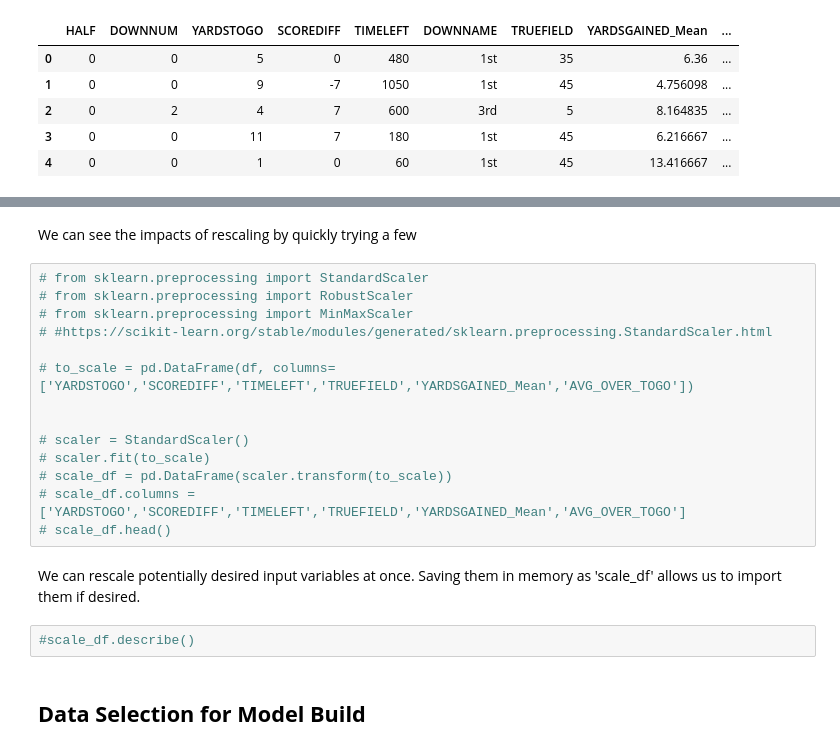
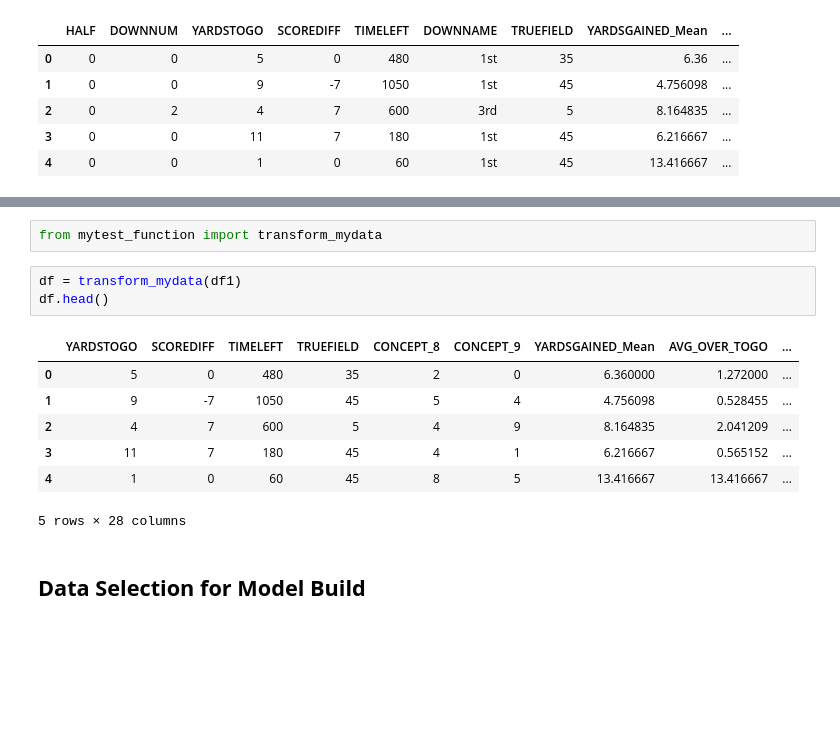
Before and after one commit to git-dan-hub/J_Lab, a Jupyter notebook: ASB_CECL_ModelBuild_Python_021022.ipynb, the cells around one changed output, grey strips where cells are left out. Cells and saved outputs as stored; diff of their text form; blank space fills up the shorter version.

Commit message:
Build for function test

```diff
--- a/ASB_CECL_ModelBuild_Python_021022.ipynb
+++ b/ASB_CECL_ModelBuild_Python_021022.ipynb
@@ -93,23 +37,16 @@ df = transform_data(data)
-# %% [markdown]
-We can see the impacts of rescaling by quickly trying a few
-# %%
-# from sklearn.preprocessing import StandardScaler
-# from sklearn.preprocessing import RobustScaler
-# from sklearn.preprocessing import MinMaxScaler
-# #https://scikit-learn.org/stable/modules/generated/sklearn.preprocessing.StandardScaler.html
-
-# to_scale = pd.DataFrame(df, columns=['YARDSTOGO','SCOREDIFF','TIMELEFT','TRUEFIELD','YARDSGAINED_Mean','AVG_OVER_TOGO'])
-
-
-# scaler = StandardScaler()
-# scaler.fit(to_scale)
-# scale_df = pd.DataFrame(scaler.transform(to_scale))
-# scale_df.columns = ['YARDSTOGO','SCOREDIFF','TIMELEFT','TRUEFIELD','YARDSGAINED_Mean','AVG_OVER_TOGO']
-# scale_df.head()
-# %% [markdown]
-We can rescale potentially desired input variables at once. Saving them in memory as 'scale_df' allows us to import them if desired.
-# %%
-#scale_df.describe()
+# %%
+from mytest_function import transform_mydata
+# %%
+df = transform_mydata(df1)
+df.head()
+# %% [output]
+|  | YARDSTOGO | SCOREDIFF | TIMELEFT | TRUEFIELD | CONCEPT_8 | CONCEPT_9 | YARDSGAINED_Mean | AVG_OVER_TOGO | ... |
+| 0 | 5 | 0 | 480 | 35 | 2 | 0 | 6.360000 | 1.272000 | ... |
+| 1 | 9 | -7 | 1050 | 45 | 5 | 4 | 4.756098 | 0.528455 | ... |
+| 2 | 4 | 7 | 600 | 5 | 4 | 9 | 8.164835 | 2.041209 | ... |
+| 3 | 11 | 7 | 180 | 45 | 4 | 1 | 6.216667 | 0.565152 | ... |
+| 4 | 1 | 0 | 60 | 45 | 8 | 5 | 13.416667 | 13.416667 | ... |
+5 rows × 28 columns
 # %% [markdown]
 ## <b>Data Selection for Model Build</b>
 # %% [markdown]
```
Also changed, not shown: parts of 15 cells of this notebook.
